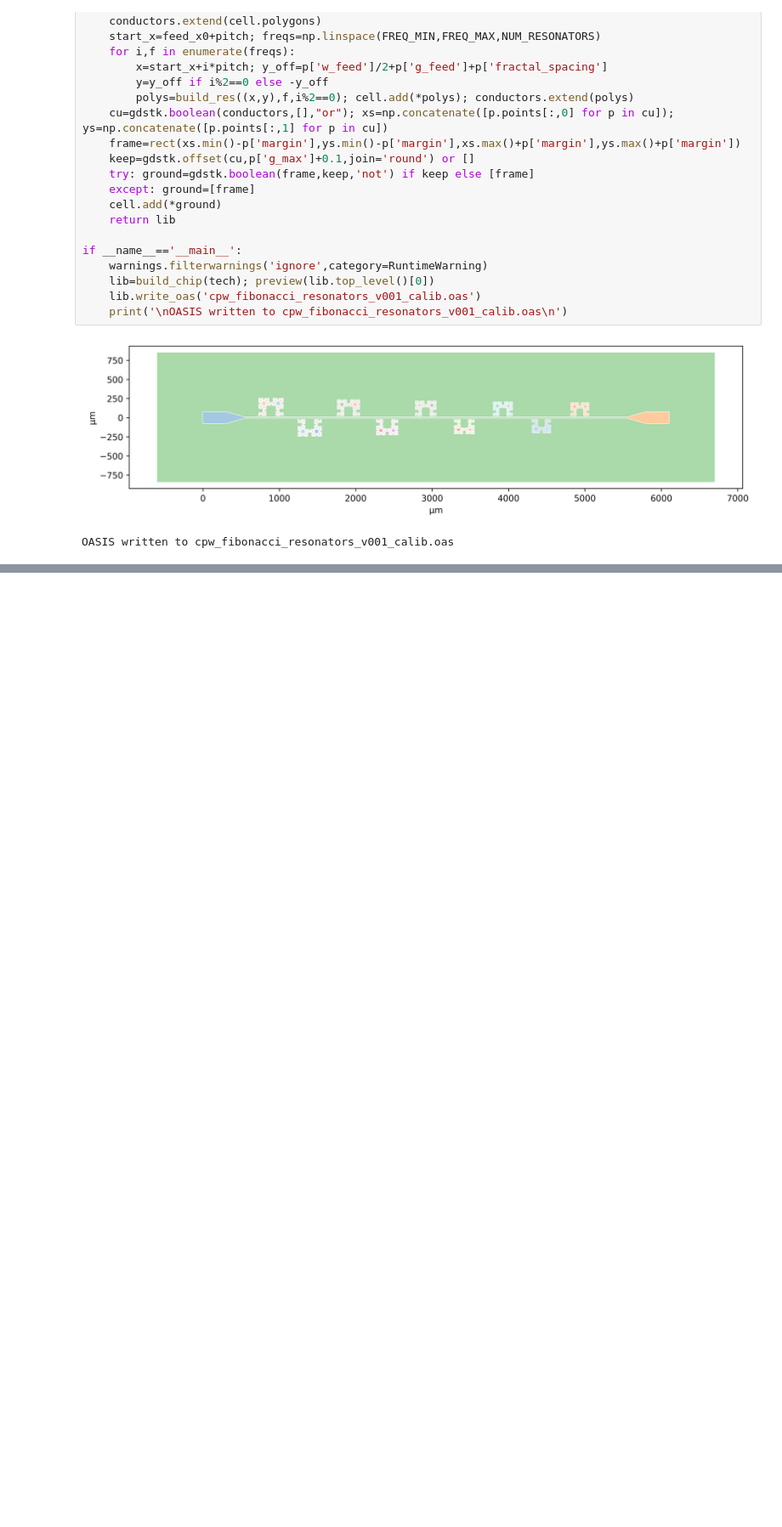
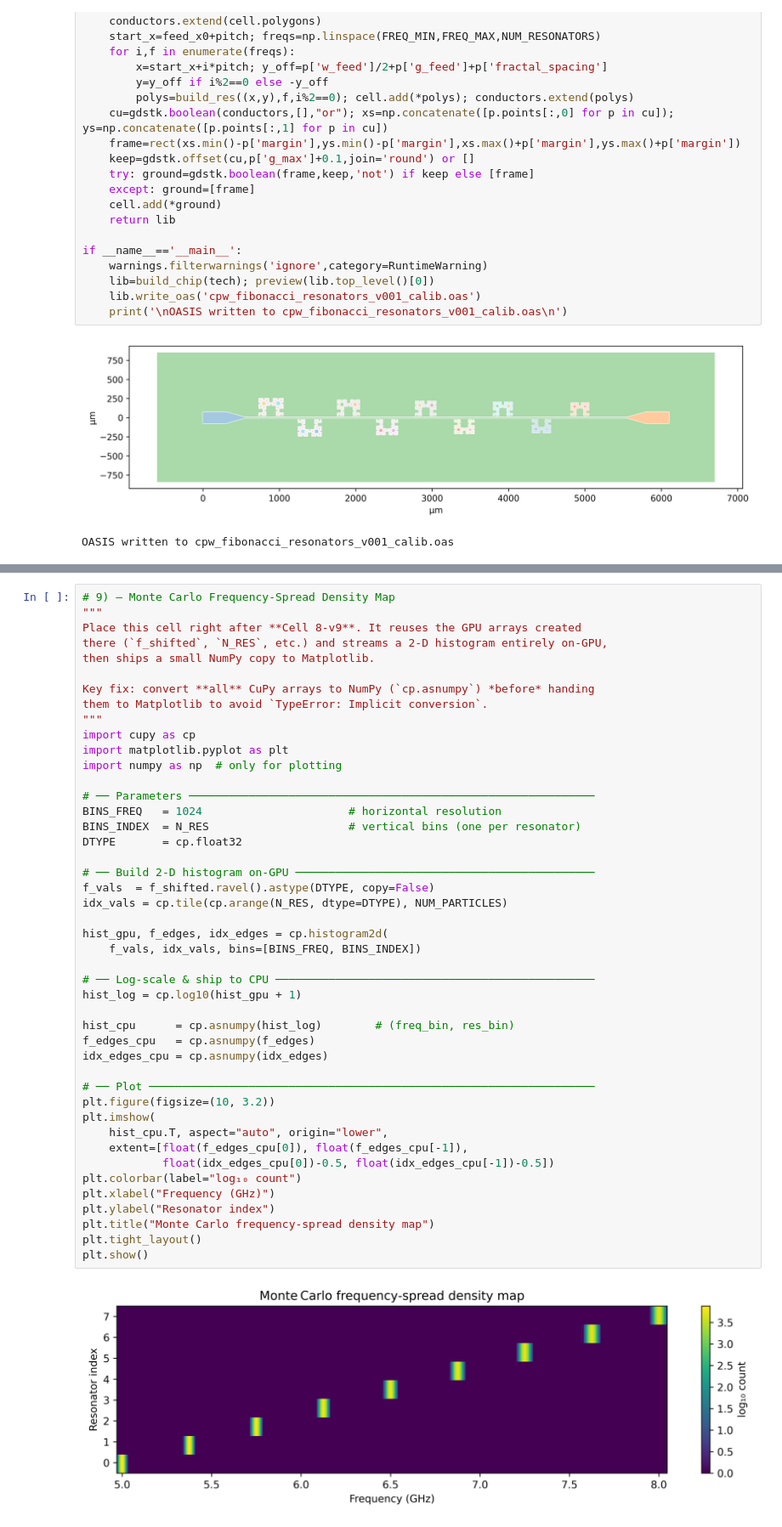
Before and after one commit to OJB-Quantum/Monte-Carlo-Sim, a Jupyter notebook: Monte_Carlo_Sim_Fib_Fractal_Res_S21.ipynb, the cells around one changed output, grey strips where cells are left out. Shown at 85% size. Cells and saved outputs as stored; diff of their text form; blank space fills up the shorter version.

```diff
--- a/Monte_Carlo_Sim_Fib_Fractal_Res_S21.ipynb
+++ b/Monte_Carlo_Sim_Fib_Fractal_Res_S21.ipynb
@@ -497 +685,48 @@ except NameError:
+# %%
+# 9) – Monte Carlo Frequency‑Spread Density Map
+"""
+Place this cell right after **Cell 8‑v9**. It reuses the GPU arrays created
+there (`f_shifted`, `N_RES`, etc.) and streams a 2‑D histogram entirely on‑GPU,
+then ships a small NumPy copy to Matplotlib.
+
+Key fix: convert **all** CuPy arrays to NumPy (`cp.asnumpy`) *before* handing
+them to Matplotlib to avoid `TypeError: Implicit conversion`.
+"""
+import cupy as cp
+import matplotlib.pyplot as plt
+import numpy as np  # only for plotting
+
+# ── Parameters ─────────────────────────────────────────────────────────────
+BINS_FREQ   = 1024                      # horizontal resolution
+BINS_INDEX  = N_RES                     # vertical bins (one per resonator)
+DTYPE       = cp.float32
+
+# ── Build 2‑D histogram on‑GPU ─────────────────────────────────────────────
+f_vals  = f_shifted.ravel().astype(DTYPE, copy=False)
+idx_vals = cp.tile(cp.arange(N_RES, dtype=DTYPE), NUM_PARTICLES)
+
+hist_gpu, f_edges, idx_edges = cp.histogram2d(
+    f_vals, idx_vals, bins=[BINS_FREQ, BINS_INDEX])
+
+# ── Log‑scale & ship to CPU ────────────────────────────────────────────────
+hist_log = cp.log10(hist_gpu + 1)
+
+hist_cpu      = cp.asnumpy(hist_log)        # (freq_bin, res_bin)
+f_edges_cpu   = cp.asnumpy(f_edges)
+idx_edges_cpu = cp.asnumpy(idx_edges)
+
+# ── Plot ───────────────────────────────────────────────────────────────────
+plt.figure(figsize=(10, 3.2))
+plt.imshow(
+    hist_cpu.T, aspect="auto", origin="lower",
+    extent=[float(f_edges_cpu[0]), float(f_edges_cpu[-1]),
+            float(idx_edges_cpu[0])-0.5, float(idx_edges_cpu[-1])-0.5])
+plt.colorbar(label="log₁₀ count")
+plt.xlabel("Frequency (GHz)")
+plt.ylabel("Resonator index")
+plt.title("Monte Carlo frequency‑spread density map")
+plt.tight_layout()
+plt.show()
+# %% [output]
+[figure, added]
 # %%
```
Also changed, not shown: parts of 8 cells of this notebook.
